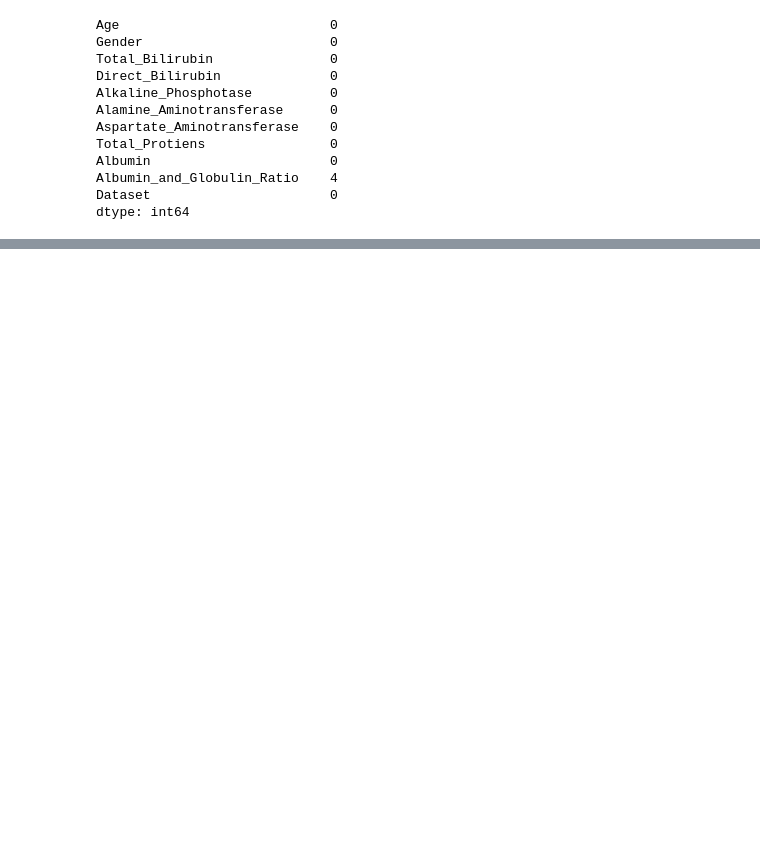
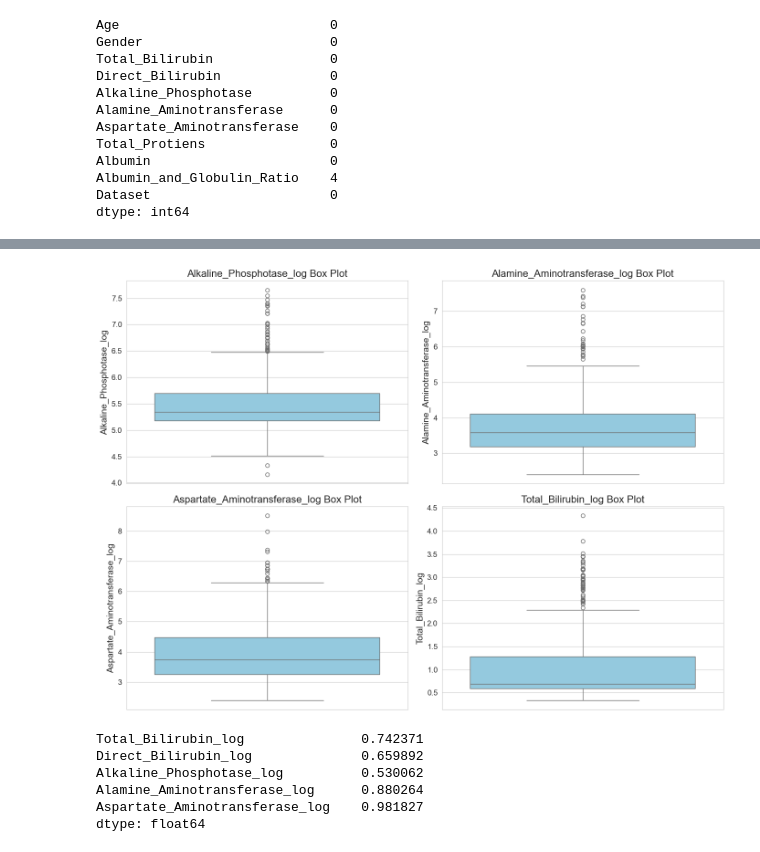
Before and after one commit to Karina-shih/cmse830_fds, a Jupyter notebook: livercancer.ipynb, the cells around one changed output, grey strips where cells are left out. Cells and saved outputs as stored; diff of their text form; code cells hidden in the pictures; blank space fills up the shorter version.

```diff
--- a/livercancer.ipynb
+++ b/livercancer.ipynb
@@ -120,0 +233,68 @@ cancer[cancer['Albumin_and_Globulin_Ratio'].isnull()]
+# %%
+#Log transformation
+log_transform_cols = [
+    'Total_Bilirubin',
+    'Direct_Bilirubin',
+    'Alkaline_Phosphotase',
+    'Alamine_Aminotransferase',
+    'Aspartate_Aminotransferase'
+]
+#copy the original data
+cancer_transformed = cancer_clean.copy()
+for col in log_transform_cols:
+    new_col = col + '_log' #create new column to store the log data
+    cancer_transformed[new_col] = np.log1p(cancer_transformed[col]) #log transformation, log1p can also solve the negative numbers
+# %%
+sns.set_style("whitegrid")
+plt.rcParams['font.size'] = 12
+
+outlier_columns = [
+    'Alkaline_Phosphotase_log',
+    'Alamine_Aminotransferase_log',
+    'Aspartate_Aminotransferase_log',
+    'Total_Bilirubin_log'
+]
+
+# 創建一個圖表視窗，包含多個子圖
+fig, axes = plt.subplots(nrows=2, ncols=2, figsize=(14, 10))
+# 將 axes 扁平化，方便迭代
+axes = axes.flatten()
+
+# 逐一繪製每個選定欄位的箱形圖
+for i, col in enumerate(outlier_columns):
+    sns.boxplot(y=cancer_transformed[col], ax=axes[i], color='skyblue')
+    axes[i].set_title(f'{col} Box Plot', fontsize=16)
+    axes[i].set_ylabel(col, fontsize=14)
+
+# 調整子圖間距，避免重疊
+plt.tight_layout()
+plt.show()
+# %% [output]
+[figure, added]
+# %%
+#Standardization
+#log transformation columns, if you wanna run standardscaler, you have to make sure the data is 2-D array
+log_standard_cols = [
+    'Total_Bilirubin_log',
+    'Direct_Bilirubin_log',
+    'Alkaline_Phosphotase_log',
+    'Alamine_Aminotransferase_log',
+    'Aspartate_Aminotransferase_log']
+log_standard = cancer_transformed[log_standard_cols]
+cancer_scaled_log = StandardScaler().fit_transform(log_standard)
+#cancer_scaled_log is an array without name of columns(use print(type(cancer_scaled_log))can check the form)
+
+#create new dataframe to store data
+df_scaled = pd.DataFrame(
+    cancer_scaled_log, #array
+    columns=log_standard_cols #name of columns
+)
+cancer_transformed[log_standard_cols] = df_scaled #replace the standardized columns into original dataframe
+print(log_standard.std())
+# %% [output]
+Total_Bilirubin_log               0.742371
+Direct_Bilirubin_log              0.659892
+Alkaline_Phosphotase_log          0.530062
+Alamine_Aminotransferase_log      0.880264
+Aspartate_Aminotransferase_log    0.981827
+dtype: float64
```
Also changed, not shown: parts of 35 cells of this notebook, 4 other files.
